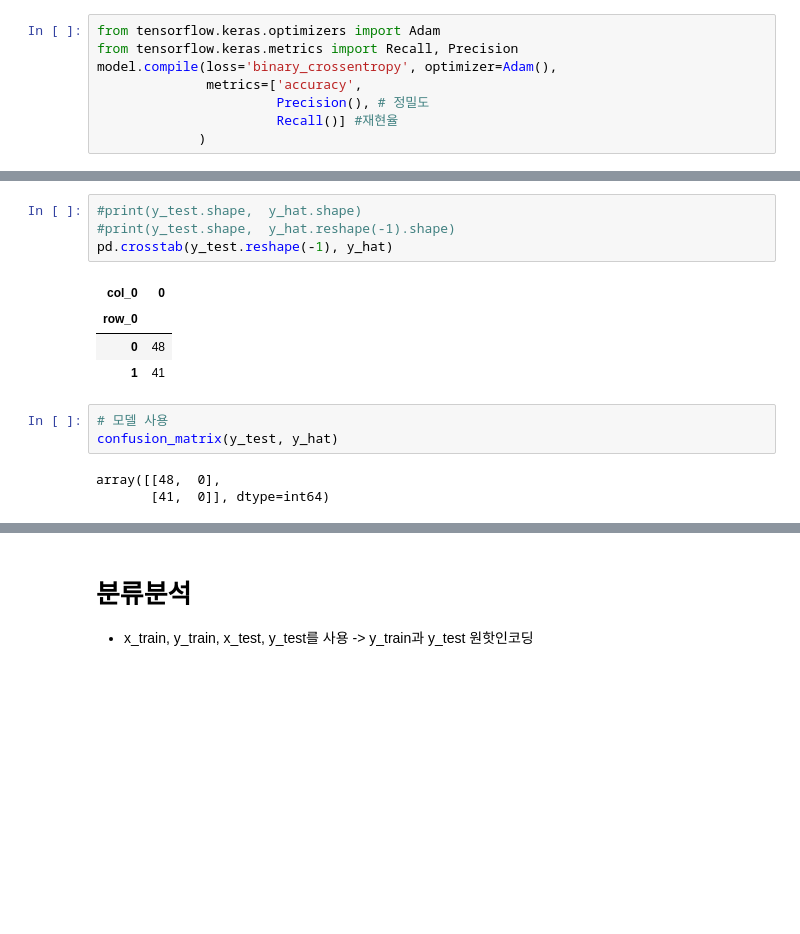
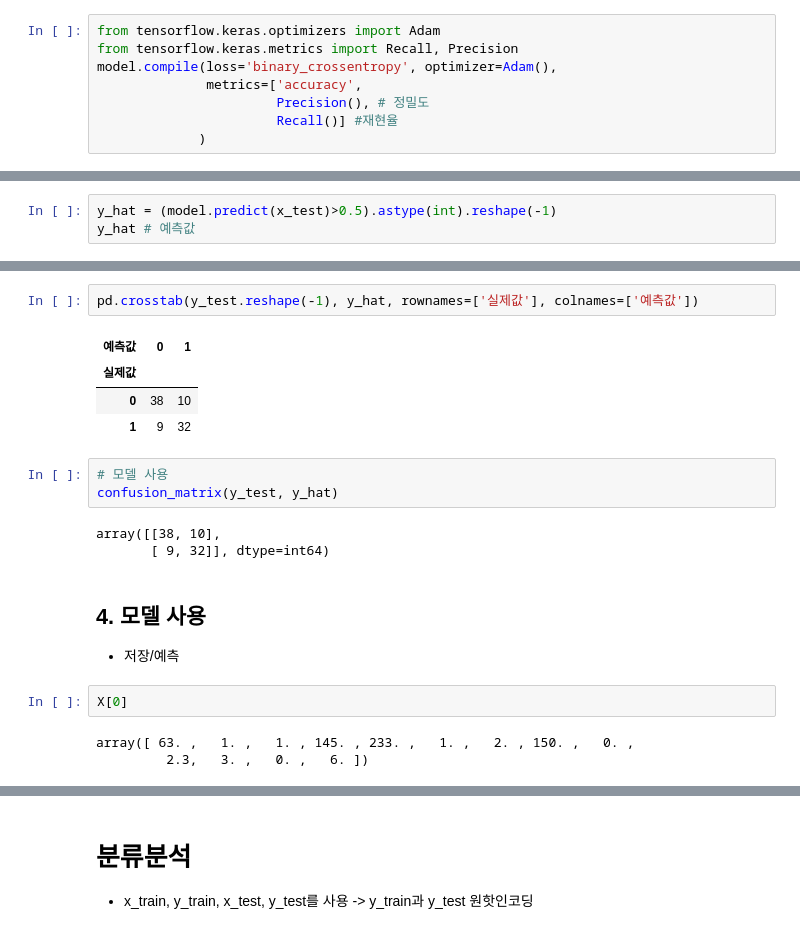
Before and after one commit to hurjoung/ai, a Jupyter notebook: source/05_DeepLearning/07_심장병발병예측.ipynb, the cells around one changed output, grey strips where cells are left out. Cells and saved outputs as stored; diff of their text form; blank space fills up the shorter version.

```diff
--- a/source/05_DeepLearning/07_심장병발병예측.ipynb
+++ b/source/05_DeepLearning/07_심장병발병예측.ipynb
@@ -337,0 +335,3 @@ array([0, 0, 0, 0, 0, 0, 0, 0, 0, 0, 0, 0, 0, 0, 0, 0, 0, 0, 0, 0, 0, 0,
+# %%
+y_hat = (model.predict(x_test)>0.5).astype(int).reshape(-1)
+y_hat # 예측값
@@ -338,15 +345,21 @@ array([0, 0, 0, 0, 0, 0, 0, 0, 0, 0, 0, 0, 0, 0, 0, 0, 0, 0, 0, 0, 0, 0,
 # %%
-#print(y_test.shape,  y_hat.shape)
-#print(y_test.shape,  y_hat.reshape(-1).shape)
-pd.crosstab(y_test.reshape(-1), y_hat)
+pd.crosstab(y_test.reshape(-1), y_hat, rownames=['실제값'], colnames=['예측값'])
 # %% [output]
-| col_0 | 0 |
-| row_0 |  |
-| 0 | 48 |
-| 1 | 41 |
+| 예측값 | 0 | 1 |
+| 실제값 |  |  |
+| 0 | 38 | 10 |
+| 1 | 9 | 32 |
 # %%
 # 모델 사용
 confusion_matrix(y_test, y_hat)
 # %% [output]
-array([[48,  0],
-       [41,  0]], dtype=int64)
+array([[38, 10],
+       [ 9, 32]], dtype=int64)
+# %% [markdown]
+## 4. 모델 사용
+ - 저장/예측
+# %%
+X[0]
+# %% [output]
+array([ 63. ,   1. ,   1. , 145. , 233. ,   1. ,   2. , 150. ,   0. ,
+         2.3,   3. ,   0. ,   6. ])
```
Also changed, not shown: parts of 10 cells of this notebook, 5 other files.
